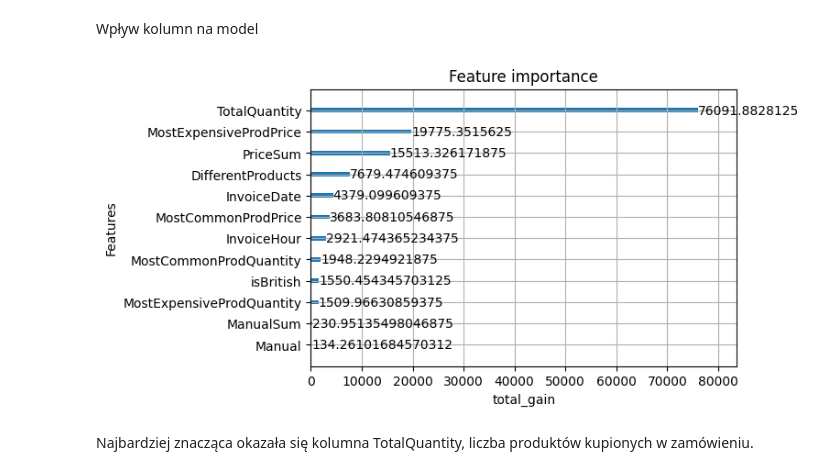
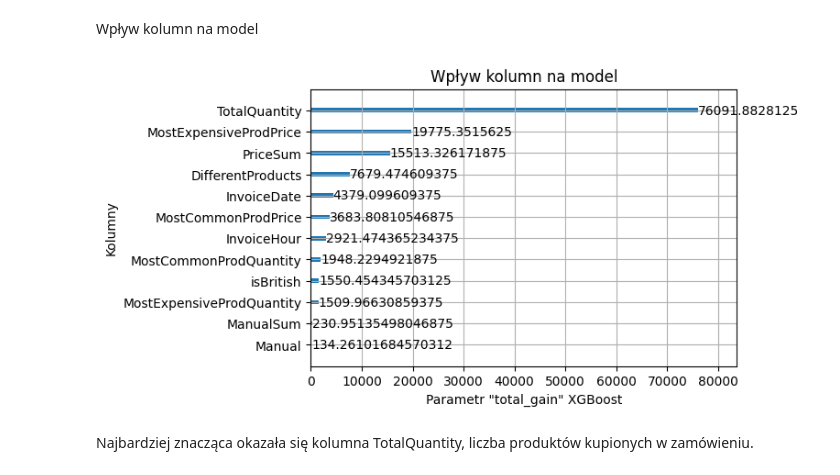
Before and after one commit to AdamGetBackToWork/WhateverBHL, a Jupyter notebook: main.ipynb, the cells around one changed output. Cells and saved outputs as stored; diff of their text form; code cells hidden in the pictures.

Commit message:
Changed last graph descriptions to Polish

```diff
--- a/main.ipynb
+++ b/main.ipynb
@@ -357,8 +357,8 @@ XGBClassifier(base_score=None, booster=None, callbacks=None,
 # %% [markdown]
 Wpływ kolumn na model
 # %%
-xgb.plot_importance(model, importance_type='total_gain', xlabel='total_gain');
+xgb.plot_importance(model, importance_type='total_gain', title='Wpływ kolumn na model', ylabel='Kolumny', xlabel='Parametr "total_gain" XGBoost');
 # %% [output]
-[figure, old version]
+[figure, new version]
 # %% [markdown]
 Najbardziej znacząca okazała się kolumna TotalQuantity, liczba produktów kupionych w zamówieniu.
```
